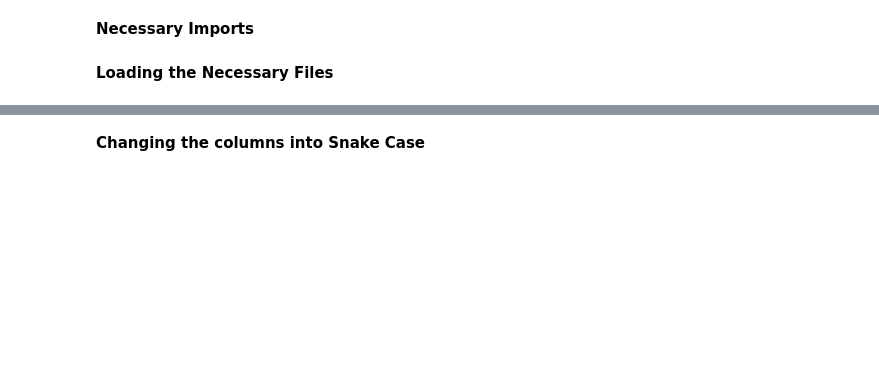
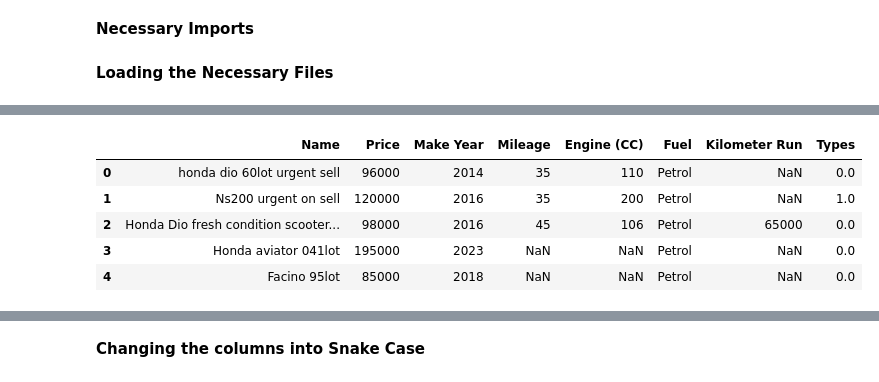
Before and after one commit to GauravKBhatt/Exploratory_Data_Analysis, a Jupyter notebook: src/processing/scraped_bike_data/data_cleaning.ipynb, the cells around one changed output, grey strips where cells are left out. Cells and saved outputs as stored; diff of their text form; code cells hidden in the pictures; blank space fills up the shorter version.

```diff
--- a/src/processing/scraped_bike_data/data_cleaning.ipynb
+++ b/src/processing/scraped_bike_data/data_cleaning.ipynb
@@ -8,8 +8,8 @@ import matplotlib.pyplot as plt
 # %% [markdown]
 **Loading the Necessary Files**
 # %%
-df_bikes = pd.read_csv(r"d:/Coding/Exploratory_Data_Analysis/data/Scraped/Unclean/current_bikes_scraped_hamrobazar.csv",on_bad_lines='skip')
-df_bikes.head()
+df = pd.read_csv(r"d:/Coding/Exploratory_Data_Analysis/data/Scraped/Unclean/current_bikes_scraped_hamrobazar.csv",on_bad_lines='skip')
+df.head()
 # %% [output]
 |  | Name | Price | Used For | Warranty | Transmission | Colour | Make Year | Features | Mileage | ... |
 | 0 | honda dio 60lot urgent sell | 96000 | NaN | NaN | Manual | NaN | 2014 | NaN | 35 | ... |
@@ -19,0 +51,11 @@ df_bikes.head()
+# %%
+mapping_dictionary = {
+    'Scooty': 0,
+    'Sport': 1,
+    'Standard': 1,
+    'Dirt': 1,
+    'Others': 1,
+    'Cruiser': 1,
+    'Sports': 1,
+    None: 0,
+}
@@ -19,0 +73,10 @@ df_bikes.head()
+# %%
+df.drop(['Used For','Warranty','Transmission','Features','Colour'],axis=1,inplace=True)
+df.head()
+# %% [output]
+|  | Name | Price | Make Year | Mileage | Engine (CC) | Fuel | Kilometer Run | Types |
+| 0 | honda dio 60lot urgent sell | 96000 | 2014 | 35 | 110 | Petrol | NaN | 0.0 |
+| 1 | Ns200 urgent on sell | 120000 | 2016 | 35 | 200 | Petrol | NaN | 1.0 |
+| 2 | Honda Dio fresh condition scooter... | 98000 | 2016 | 45 | 106 | Petrol | 65000 | 0.0 |
+| 3 | Honda aviator 041lot | 195000 | 2023 | NaN | NaN | Petrol | NaN | 0.0 |
+| 4 | Facino 95lot | 85000 | 2018 | NaN | NaN | Petrol | NaN | 0.0 |
```
Also changed, not shown: parts of 17 cells of this notebook, 8 other files.
